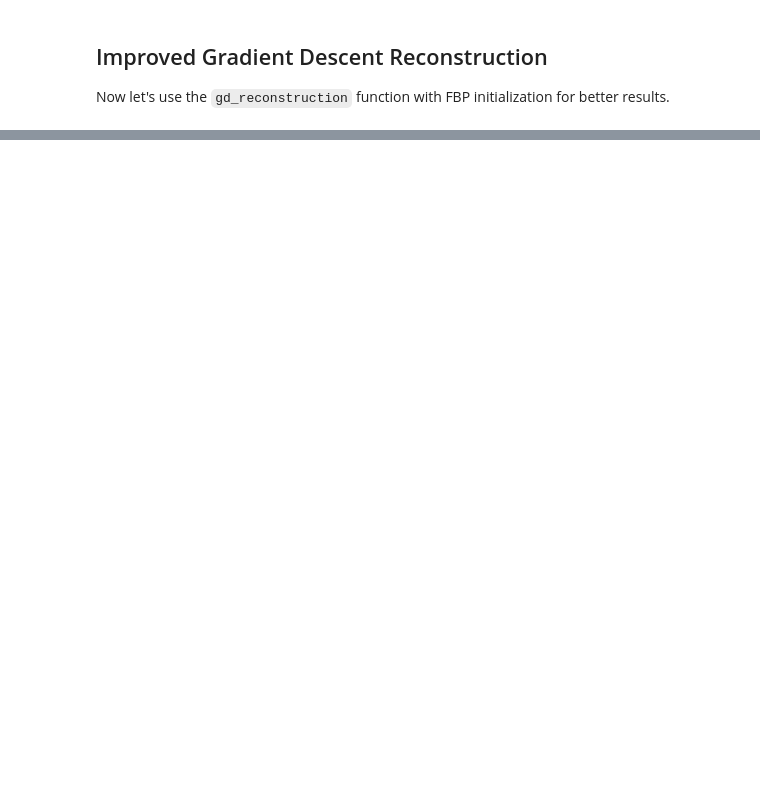
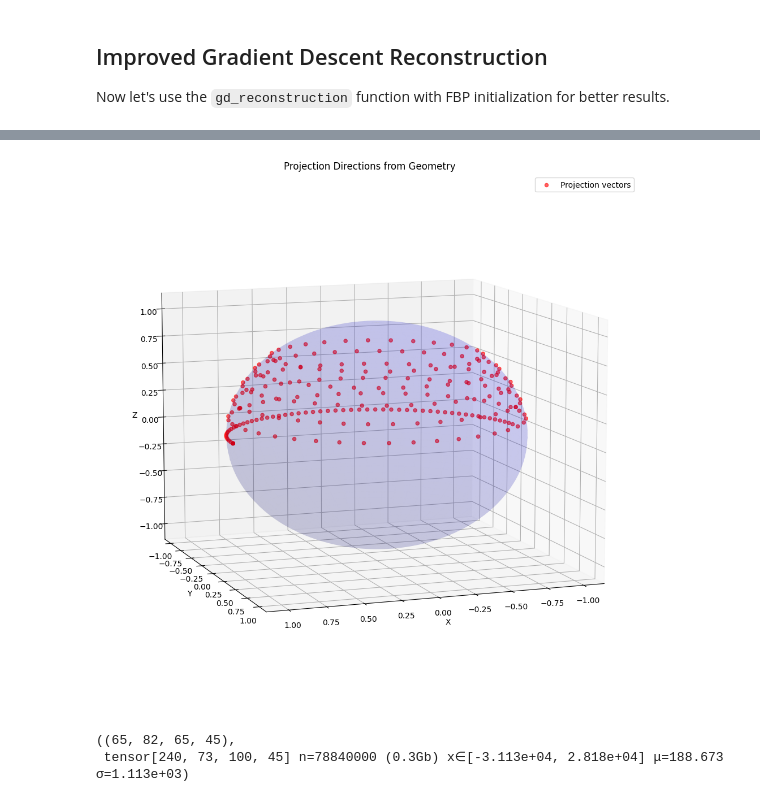
Before and after one commit to lfbarba/smartt, a Jupyter notebook: notebooks/astra_projector.ipynb, the cells around one changed output, grey strips where cells are left out. Drawn from its saved outputs; the diff is of its cells as text; code cells hidden in the pictures; blank space fills up the shorter version.

Commit message:
final SH slice projector

```diff
--- a/notebooks/astra_projector.ipynb
+++ b/notebooks/astra_projector.ipynb
@@ -1726,0 +773,20 @@ Relative difference: 5.48%
+# %%
+# Import the new slice projector
+from smartt.projectors import SphericalHarmonicSliceProjector
+
+# Create projector with ell_max=8 (matching the dataset)
+slice_projector = SphericalHarmonicSliceProjector(
+    ell_max=8,
+    geometry=geometry,
+    device=device
+)
+
+print(f"Slice Projector initialized:")
+print(f"  ell_max: {slice_projector.ell_max}")
+print(f"  Number of SH coefficients: {slice_projector.num_coeffs}")
+print(f"  Number of projections: {slice_projector.num_projections}")
+print(f"  Projection vectors shape: {slice_projector.projection_vectors.shape}")
+print(f"\nIndex arrays:")
+print(f"  ell indices shape: {slice_projector.ell_indices.shape}")
+print(f"  m indices shape: {slice_projector.m_indices.shape}")
+print(f"  First 10 (ell, m) pairs: {list(zip(slice_projector.ell_indices[:10], slice_projector.m_indices[:10]))}")
@@ -1726,0 +804,38 @@ Relative difference: 5.48%
+# %%
+# Visualize projection vectors on a sphere
+import matplotlib.pyplot as plt
+from mpl_toolkits.mplot3d import Axes3D
+
+fig = plt.figure(figsize=(10, 10))
+ax = fig.add_subplot(111, projection='3d')
+
+# Draw sphere
+u = np.linspace(0, 2 * np.pi, 100)
+v = np.linspace(0, np.pi, 100)
+r = 1.0
+X = r * np.outer(np.cos(u), np.sin(v))
+Y = r * np.outer(np.sin(u), np.sin(v))
+Z = r * np.outer(np.ones(np.size(u)), np.cos(v))
+
+ax.plot_surface(X, Y, Z, color='b', alpha=0.1)
+
+# Plot projection vectors
+proj_vecs = slice_projector.projection_vectors.cpu().numpy()
+ax.scatter(proj_vecs[:, 0], proj_vecs[:, 1], proj_vecs[:, 2],
+           color='r', s=20, alpha=0.6, label='Projection vectors')
+
+ax.set_xlabel('X')
+ax.set_ylabel('Y')
+ax.set_zlabel('Z')
+ax.set_title('Projection Directions from Geometry')
+ax.view_init(elev=10, azim=70)
+ax.legend()
+plt.tight_layout()
+plt.show()
+# %% [output]
+[figure, added]
+# %%
+mean_reconstruction.shape, projections_torch
+# %% [output]
+((65, 82, 65, 45),
+ tensor[240, 73, 100, 45] n=78840000 (0.3Gb) x∈[-3.113e+04, 2.818e+04] μ=188.673 σ=1.113e+03)
```
Also changed, not shown: parts of 97 cells of this notebook, 3 other files.
